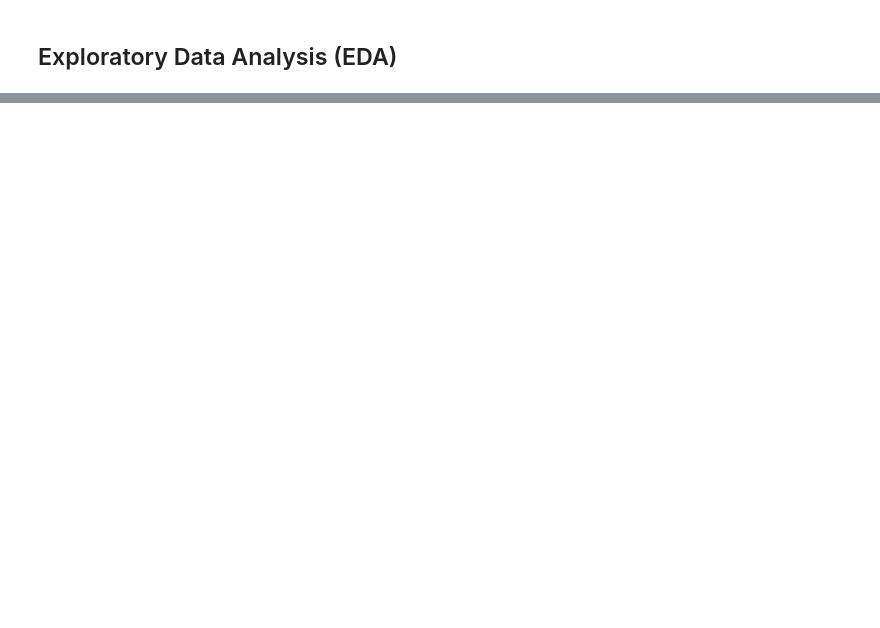
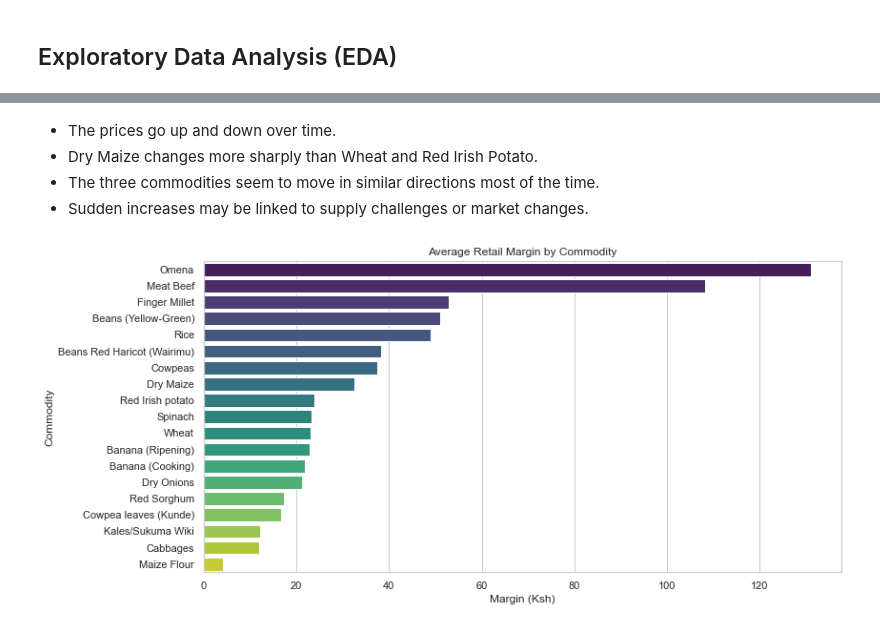
Before and after one commit to Victor-Mufasa/Agricultural-Commodity-Price-Forecasting, a Jupyter notebook: notebook/Maureen.ipynb, the cells around one changed output, grey strips where cells are left out. Drawn from its saved outputs; the diff is of its cells as text; code cells hidden in the pictures; blank space fills up the shorter version.

```diff
--- a/notebook/Maureen.ipynb
+++ b/notebook/Maureen.ipynb
@@ -313,0 +389,20 @@ plt.show()
+# %% [markdown]
+
+- The prices go up and down over time.
+- Dry Maize changes more sharply than Wheat and Red Irish Potato.
+- The three commodities seem to move in similar directions most of the time.
+- Sudden increases may be linked to supply challenges or market changes.
+# %%
+# compute average Retail margin (Retail - Wholesale) per commodity
+df_complete['Margin'] = df_complete['Retail'] - df_complete['Wholesale']
+
+margin_avg = df_complete.groupby('Commodity')['Margin'].mean().sort_values(ascending=False)
+
+plt.figure(figsize=(12,6))
+sns.barplot(x=margin_avg.values, y=margin_avg.index, palette="viridis")
+plt.title("Average Retail Margin by Commodity")
+plt.xlabel("Margin (Ksh)")
+plt.ylabel("Commodity")
+plt.show()
+# %% [output]
+[figure, added]
```
Also changed, not shown: parts of 18 cells of this notebook.
